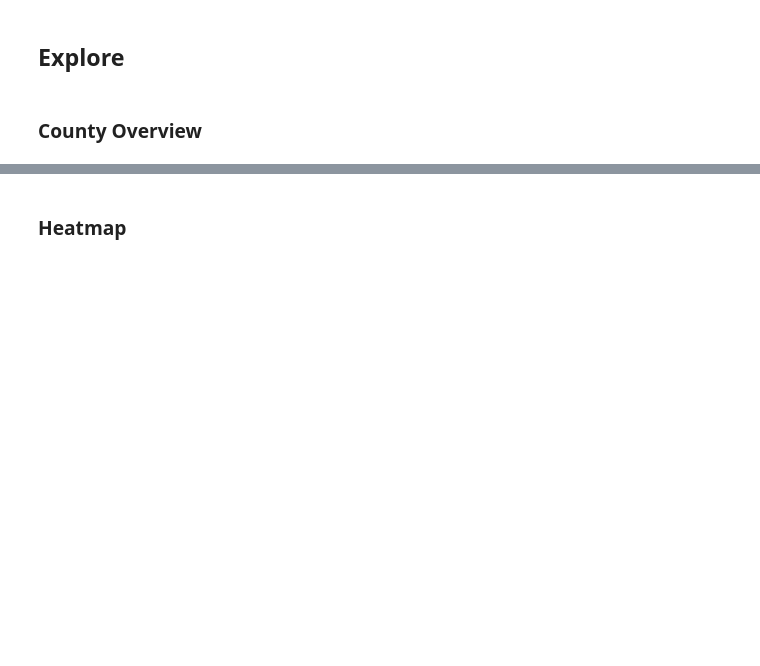
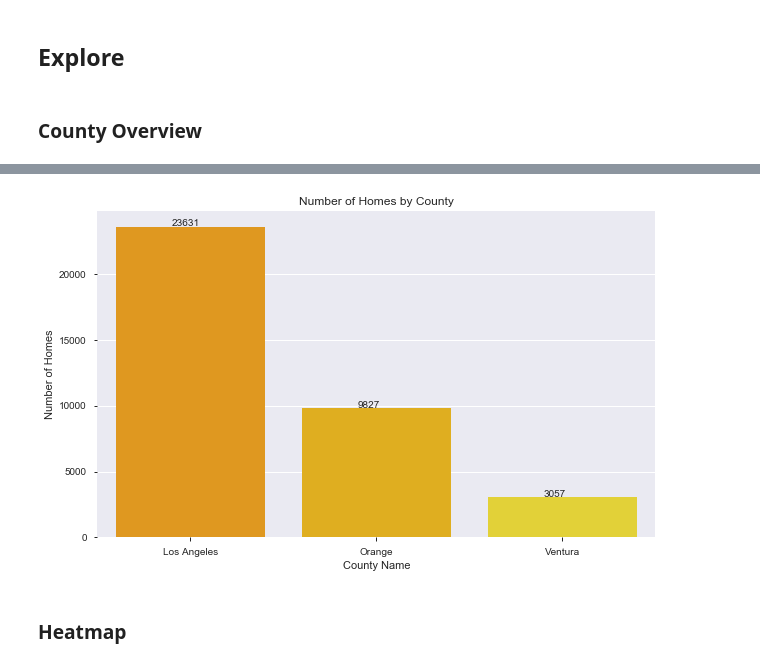
Before and after one commit to FJ-Zillow-Org/Zillow, a Jupyter notebook: deliverable2.ipynb, the cells around one changed output, grey strips where cells are left out. Cells and saved outputs as stored; diff of their text form; code cells hidden in the pictures; blank space fills up the shorter version.

Commit message:
compatible with faiths graphs now

```diff
--- a/deliverable2.ipynb
+++ b/deliverable2.ipynb
@@ -476,15 +514,17 @@ train.head()
 # %%
 plt.rcParams["figure.figsize"] = (10,6)
 
-ax = sns.countplot(data=train, x='county_name', order=['Los Angeles', 'Orange', 'Ventura'], palette='Wistia_r')
+ax = sns.countplot(data=train_cluster_fips, x='county_name', order=['Los Angeles', 'Orange', 'Ventura'], palette='Wistia_r')
 
 for p in ax.patches:
         ax.annotate('{:.0f}'.format(p.get_height()), (p.get_x()+0.3, p.get_height()+50))
 
 plt.title('Number of Homes by County')
 plt.xlabel('County Name')
 plt.ylabel('Number of Homes')
 plt.show()
+# %% [output]
+[figure, added]
 # %% [markdown]
 ### Heatmap
 # %%
```
Also changed, not shown: parts of 47 cells of this notebook.
